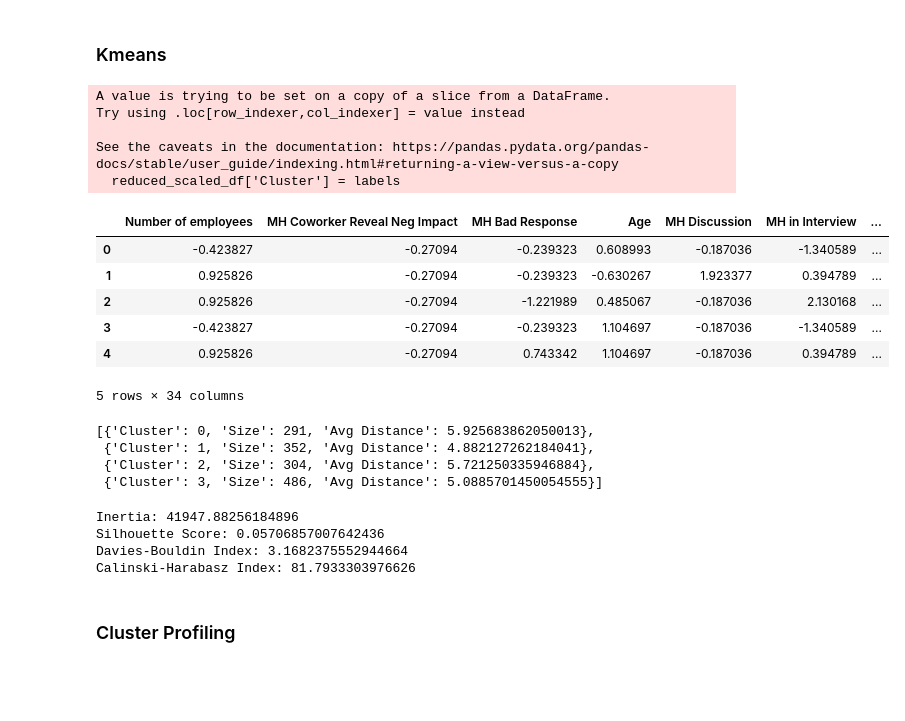
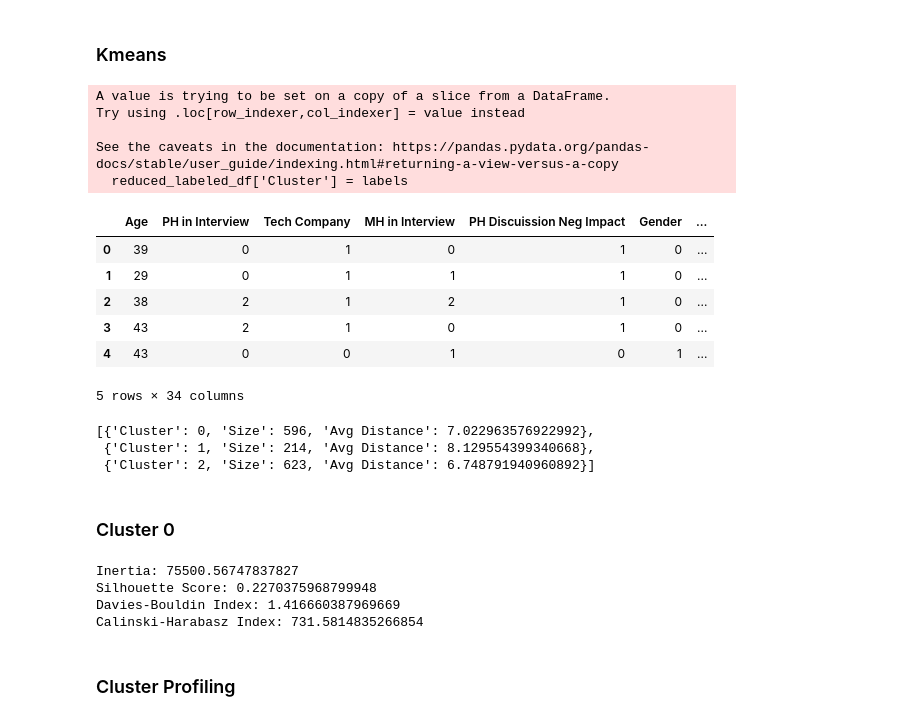
Before and after one commit to gulomovazukhrakhon/kaggle, a Jupyter notebook: mental-health-in-tech.ipynb, the cells around one changed output. Drawn from its saved outputs; the diff is of its cells as text; code cells hidden in the pictures; blank space fills up the shorter version.

Commit message:
Kaggle Notebook | mental-health-in-tech | Version 22

```diff
--- a/mental-health-in-tech.ipynb
+++ b/mental-health-in-tech.ipynb
@@ -1105,7 +1114,7 @@ feature_importance = np.abs(top_components).sum(axis=0)
 sorted_feature_indices = np.argsort(feature_importance)[::-1]
 
 # Select the top features
-selected_feature_indices = sorted_feature_indices[:33]
+selected_feature_indices = sorted_feature_indices[:n_components]
 selected_features = scaled_df.columns[selected_feature_indices]
 selected_features
 # %% [output]
@@ -1164,11 +1173,13 @@ plt.show()
 [figure]
 # %% [markdown]
 ### Elbow
+# %%
+reduced_labeled_df = labeled_df[selected_features]
 # %%
 # create a k-Means model an Elbow-Visualizer
 model = KMeans(n_init=10)
 visualizer = KElbowVisualizer(model, k=(1,11), timings=False)
 # fit the visualizer and show the plot
-visualizer.fit(reduced_scaled_df)
+visualizer.fit(reduced_labeled_df)
 visualizer.show()
 # %% [output]
@@ -1178,7 +1189,7 @@ visualizer.show()
 ### Kmeans
 # %%
 # clustering
-kmeans = KMeans(n_clusters=4, random_state=0, n_init='auto').fit(reduced_scaled_df)
+kmeans = KMeans(n_clusters=3, random_state=0, n_init='auto').fit(reduced_labeled_df)
 
 # extract centroids of clusters into a dataframe
 centers = kmeans.cluster_centers_
@@ -1187,28 +1198,28 @@ centers = kmeans.cluster_centers_
 labels = kmeans.labels_
 
 # add cluster information to the dataframe
-reduced_scaled_df['Cluster'] = labels
+reduced_labeled_df['Cluster'] = labels
 # %% [output]
 A value is trying to be set on a copy of a slice from a DataFrame.
 Try using .loc[row_indexer,col_indexer] = value instead
 
 See the caveats in the documentation: https://pandas.pydata.org/pandas-docs/stable/user_guide/indexing.html#returning-a-view-versus-a-copy
-  reduced_scaled_df['Cluster'] = labels
+  reduced_labeled_df['Cluster'] = labels
 # %%
-reduced_scaled_df.head()
+reduced_labeled_df.head()
 # %% [output]
-|  | Number of employees | MH Coworker Reveal Neg Impact | MH Bad Response | Age | MH Discussion | MH in Interview | ... |
-| 0 | -0.423827 | -0.27094 | -0.239323 | 0.608993 | -0.187036 | -1.340589 | ... |
-| 1 | 0.925826 | -0.27094 | -0.239323 | -0.630267 | 1.923377 | 0.394789 | ... |
-| 2 | 0.925826 | -0.27094 | -1.221989 | 0.485067 | -0.187036 | 2.130168 | ... |
-| 3 | -0.423827 | -0.27094 | -0.239323 | 1.104697 | -0.187036 | -1.340589 | ... |
-| 4 | 0.925826 | -0.27094 | 0.743342 | 1.104697 | -0.187036 | 0.394789 | ... |
+|  | Age | PH in Interview | Tech Company | MH in Interview | PH Discuission Neg Impact | Gender | ... |
+| 0 | 39 | 0 | 1 | 0 | 1 | 0 | ... |
+| 1 | 29 | 0 | 1 | 1 | 1 | 0 | ... |
+| 2 | 38 | 2 | 1 | 2 | 1 | 0 | ... |
+| 3 | 43 | 2 | 1 | 0 | 1 | 0 | ... |
+| 4 | 43 | 0 | 0 | 1 | 0 | 1 | ... |
 5 rows × 34 columns
 # %%
 # Analyzing cluster characteristics
 cluster_characteristics = []
-for i in range(4):
-    cluster_data = reduced_scaled_df.iloc[:, :33][labels == i]
+for i in range(3):
+    cluster_data = reduced_labeled_df.iloc[:, :n_components][labels == i]
     cluster_size = len(cluster_data)
     cluster_center = centers[i]
     avg_distance = np.mean(np.linalg.norm(cluster_data - cluster_center, axis=1))
@@ -1220,28 +1231,29 @@ for i in range(4):
 
 cluster_characteristics
 # %% [output]
-[{'Cluster': 0, 'Size': 291, 'Avg Distance': 5.925683862050013},
- {'Cluster': 1, 'Size': 352, 'Avg Distance': 4.882127262184041},
- {'Cluster': 2, 'Size': 304, 'Avg Distance': 5.721250335946884},
- {'Cluster': 3, 'Size': 486, 'Avg Distance': 5.0885701450054555}]
+[{'Cluster': 0, 'Size': 596, 'Avg Distance': 7.022963576922992},
+ {'Cluster': 1, 'Size': 214, 'Avg Distance': 8.129554399340668},
+ {'Cluster': 2, 'Size': 623, 'Avg Distance': 6.748791940960892}]
+# %% [markdown]
+### Cluster 0
 # %%
 # Inertia
 inertia_score = kmeans.inertia_
 print("Inertia:", inertia_score)
 
 # Silhouette Score
-silhouette_avg = silhouette_score(reduced_scaled_df, kmeans.labels_)
+silhouette_avg = silhouette_score(reduced_labeled_df, kmeans.labels_)
 print("Silhouette Score:", silhouette_avg)
 
 # Davies-Bouldin Index
-davies_bouldin = davies_bouldin_score(reduced_scaled_df, kmeans.labels_)
+davies_bouldin = davies_bouldin_score(reduced_labeled_df, kmeans.labels_)
 print("Davies-Bouldin Index:", davies_bouldin)
 
 # Calinski-Harabasz Index
-calinski_harabasz = calinski_harabasz_score(reduced_scaled_df, kmeans.labels_)
+calinski_harabasz = calinski_harabasz_score(reduced_labeled_df, kmeans.labels_)
 print("Calinski-Harabasz Index:", calinski_harabasz)
 # %% [output]
-Inertia: 41947.88256184896
-Silhouette Score: 0.05706857007642436
-Davies-Bouldin Index: 3.1682375552944664
-Calinski-Harabasz Index: 81.7933303976626
+Inertia: 75500.56747837827
+Silhouette Score: 0.2270375968799948
+Davies-Bouldin Index: 1.416660387969669
+Calinski-Harabasz Index: 731.5814835266854
```
Also changed, not shown: parts of 13 cells of this notebook.
